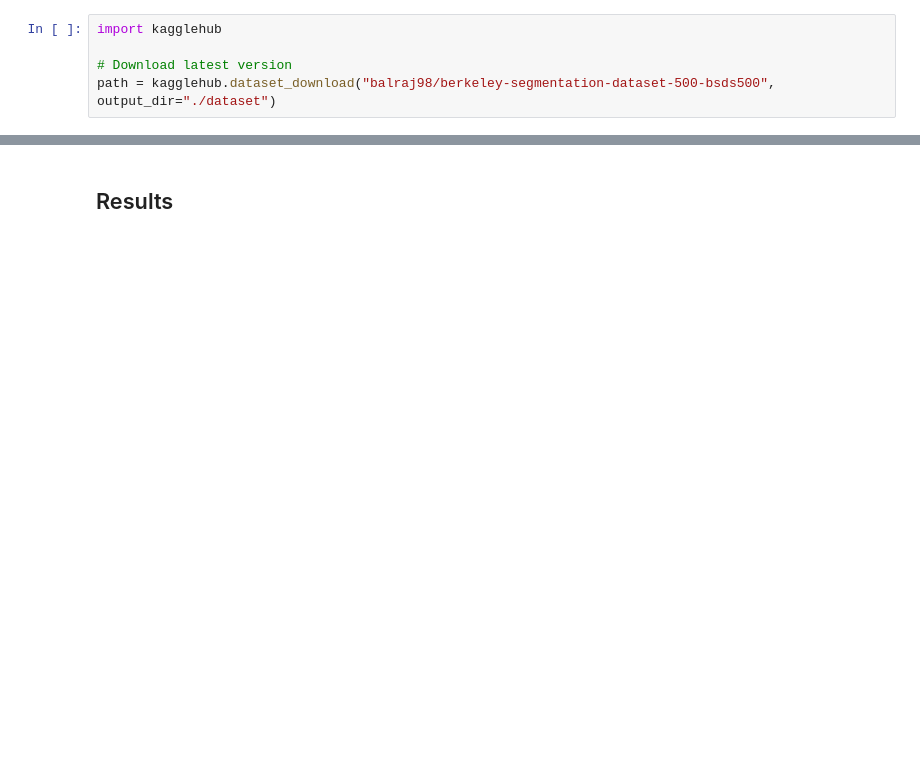
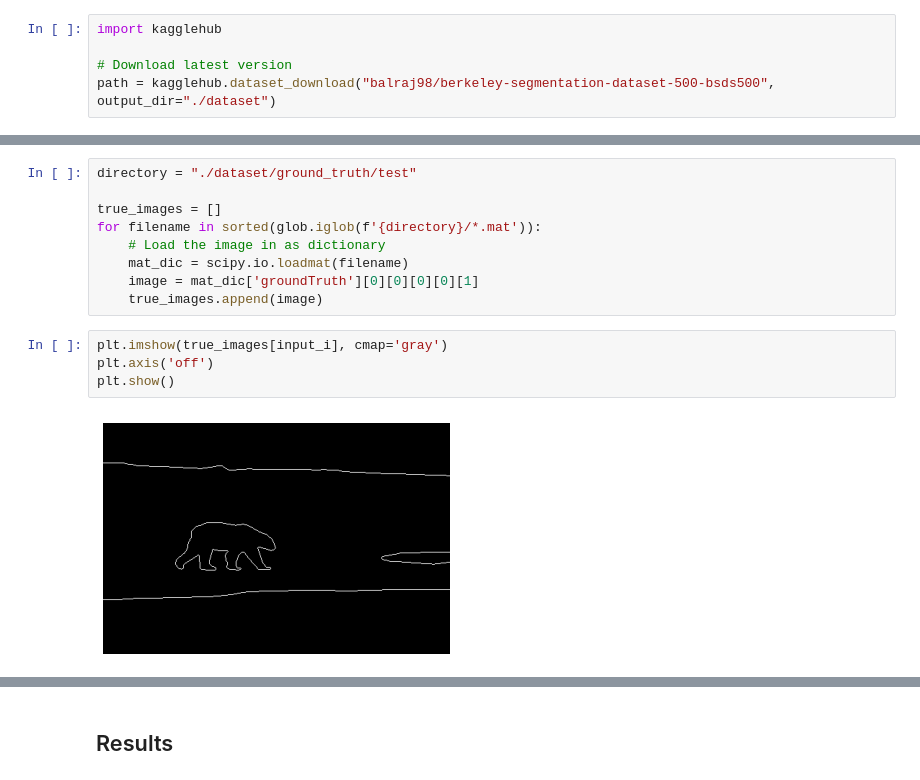
Before and after one commit to gradybos/bipolar-cell-simulation, a Jupyter notebook: display.ipynb, the cells around one changed output, grey strips where cells are left out. Cells and saved outputs as stored; diff of their text form; blank space fills up the shorter version.

```diff
--- a/display.ipynb
+++ b/display.ipynb
@@ -120,0 +167,15 @@ ax[1][1].axis('off')
+# %%
+directory = "./dataset/ground_truth/test"
+
+true_images = []
+for filename in sorted(glob.iglob(f'{directory}/*.mat')):
+    # Load the image in as dictionary
+    mat_dic = scipy.io.loadmat(filename)
+    image = mat_dic['groundTruth'][0][0][0][0][1]
+    true_images.append(image)
+# %%
+plt.imshow(true_images[input_i], cmap='gray')
+plt.axis('off')
+plt.show()
+# %% [output]
+[figure, added]
```
Also changed, not shown: parts of 16 cells of this notebook.
